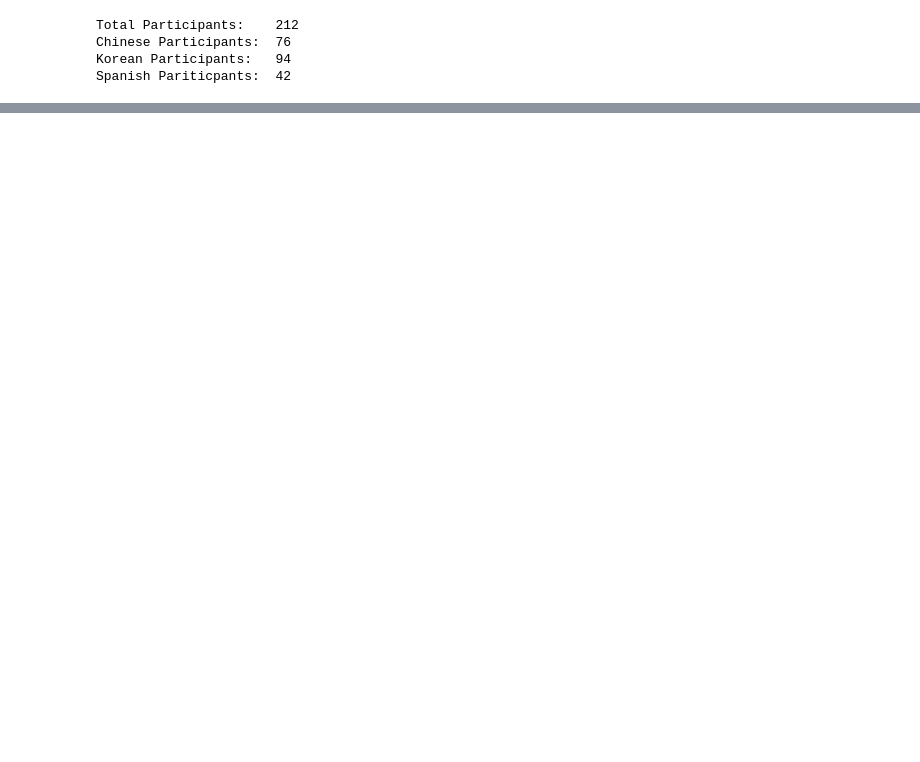
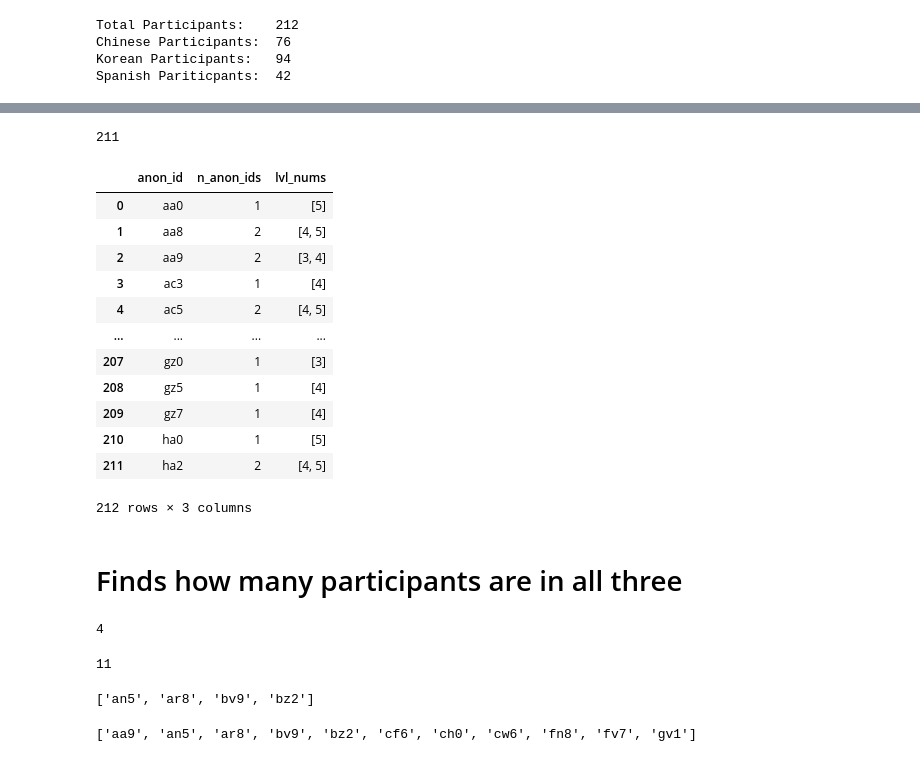
Before and after one commit to mencer456/LRDC-Research, a Jupyter notebook: data-analysis.ipynb, the cells around one changed output, grey strips where cells are left out. Drawn from its saved outputs; the diff is of its cells as text; code cells hidden in the pictures; blank space fills up the shorter version.

```diff
--- a/data-analysis.ipynb
+++ b/data-analysis.ipynb
@@ -79,0 +175,8 @@ Text(0.5, 1.0, 'Number of Participants of each Language')
+# %%
+def get_uniques(x):
+    return list(x.unique())
+
+clean_ids_lvl=ids_lvl.groupby('anon_id').agg(
+    n_anon_ids=('level_id', 'nunique'),
+    lvl_nums=('level_id', get_uniques)
+)
@@ -79,0 +207,61 @@ Text(0.5, 1.0, 'Number of Participants of each Language')
+# %%
+print(ind[211])
+# %% [output]
+211
+# %%
+with_ind= clean_ids_lvl.reset_index()
+with_ind
+# %% [output]
+|  | anon_id | n_anon_ids | lvl_nums |
+| 0 | aa0 | 1 | [5] |
+| 1 | aa8 | 2 | [4, 5] |
+| 2 | aa9 | 2 | [3, 4] |
+| 3 | ac3 | 1 | [4] |
+| 4 | ac5 | 2 | [4, 5] |
+| ... | ... | ... | ... |
+| 207 | gz0 | 1 | [3] |
+| 208 | gz5 | 1 | [4] |
+| 209 | gz7 | 1 | [4] |
+| 210 | ha0 | 1 | [5] |
+| 211 | ha2 | 2 | [4, 5] |
+212 rows × 3 columns
+# %% [markdown]
+# Finds how many participants are in all three
+# %%
+
+ind=0
+all_three=[]
+append=''
+for i in with_ind.anon_id:
+    if with_ind.iat[ind, 1]==3:
+        append=with_ind.at[ind,'anon_id']
+        all_three.append(append)
+    ind=ind+1
+
+len(all_three)
+# %% [output]
+4
+# %%
+ind=0
+in_two=[]
+append=''
+for i in with_ind.anon_id:
+    if with_ind.iat[ind, 1]==2:
+        if (3 in with_ind.iat[ind,2] and 4 in with_ind.iat[ind,2]):
+            append=with_ind.at[ind,'anon_id']
+            in_two.append(append)
+    elif with_ind.iat[ind,1]==3:
+        append=with_ind.at[ind,'anon_id']
+        in_two.append(append)
+    ind=ind+1
+len(in_two)
+# %% [output]
+11
+# %%
+print(all_three)
+# %% [output]
+['an5', 'ar8', 'bv9', 'bz2']
+# %%
+print(in_two)
+# %% [output]
+['aa9', 'an5', 'ar8', 'bv9', 'bz2', 'cf6', 'ch0', 'cw6', 'fn8', 'fv7', 'gv1']
```
Also changed, not shown: parts of 35 cells of this notebook, 1 other file.
